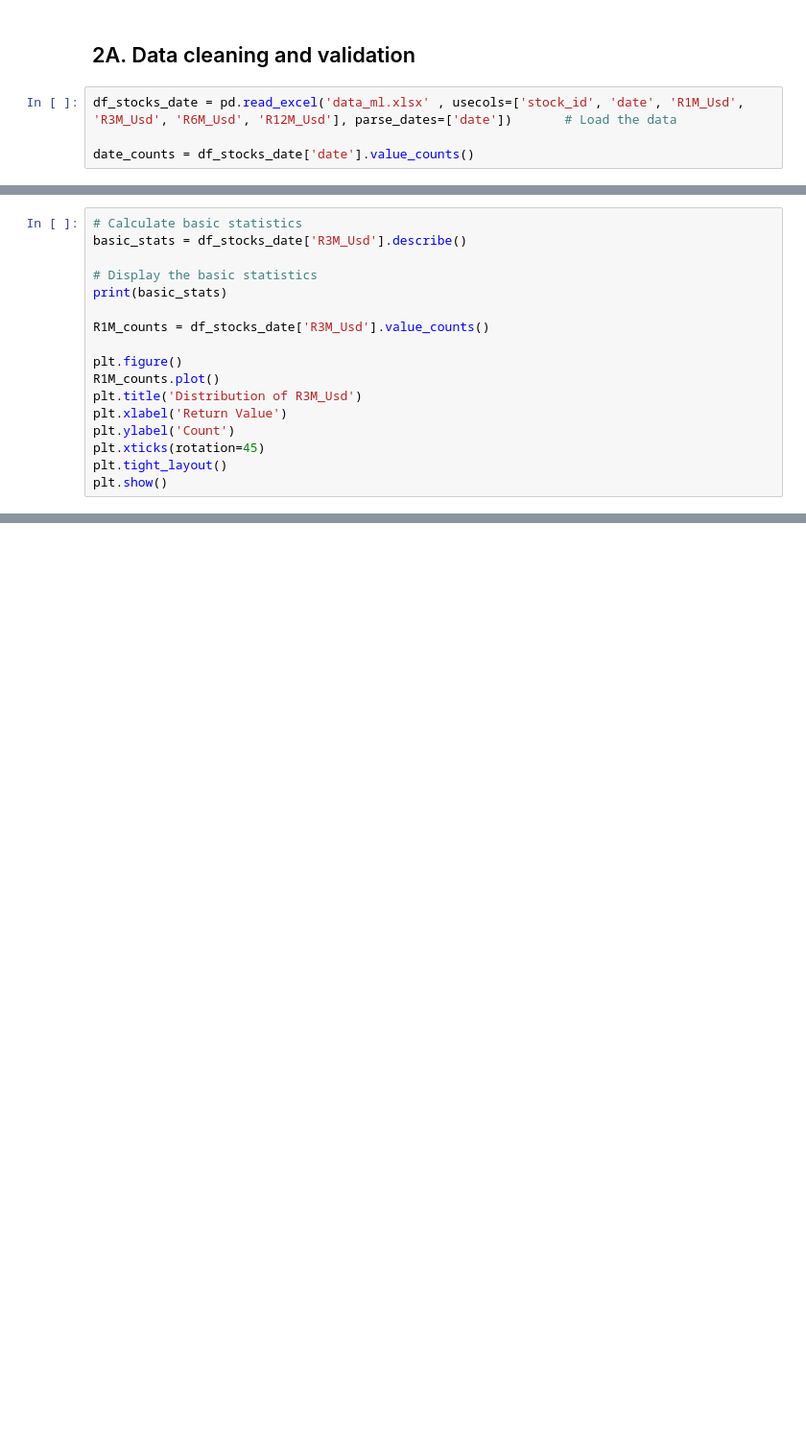
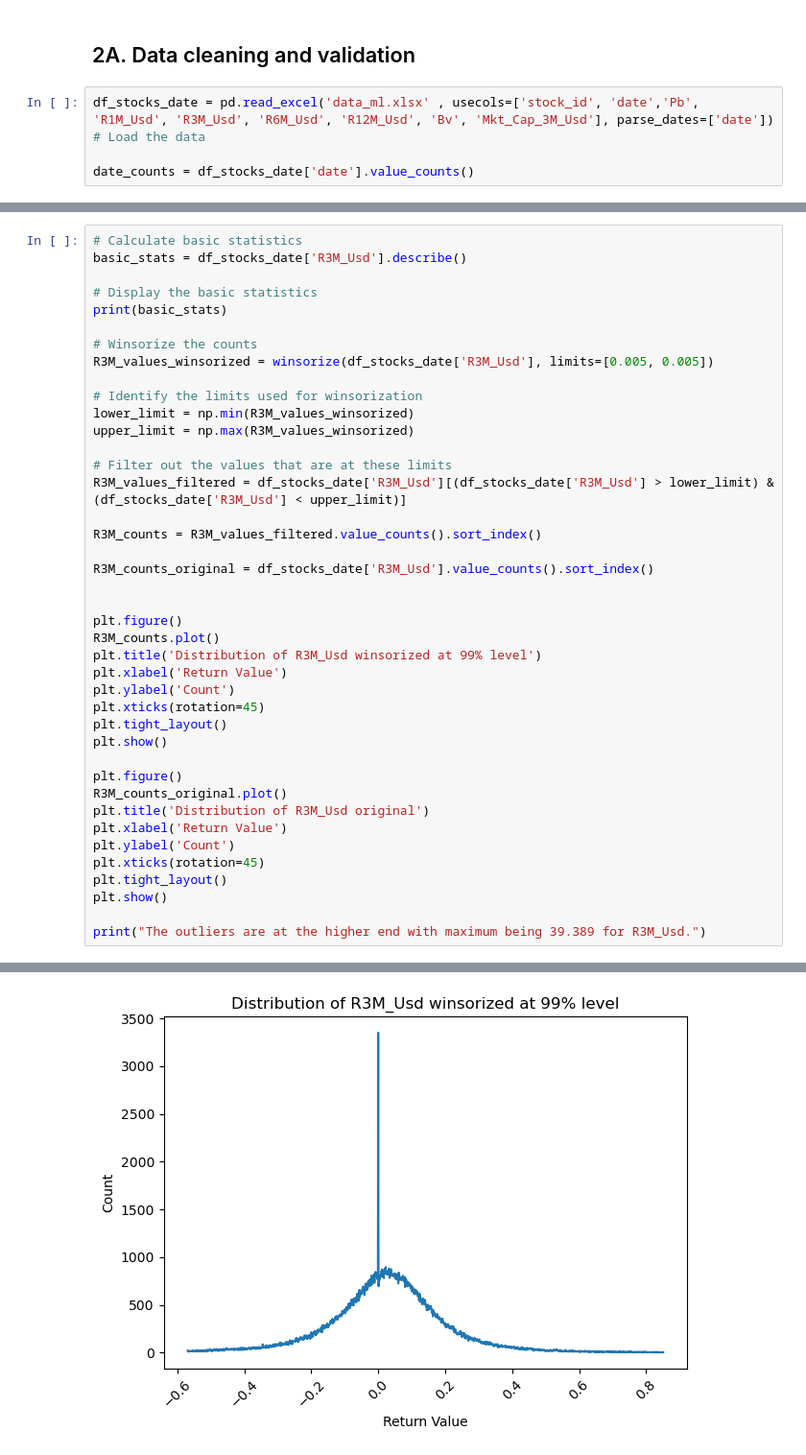
Before and after one commit to KiranReddy0808/FE5108-Portfolio-Theory-and-Investments, a Jupyter notebook: Assignment 3/Assignment3.ipynb, the cells around one changed output, grey strips where cells are left out. Shown at 96% size. Cells and saved outputs as stored; diff of their text form; blank space fills up the shorter version.

```diff
--- a/Assignment 3/Assignment3.ipynb
+++ b/Assignment 3/Assignment3.ipynb
@@ -148,7 +185,7 @@ df_momentum.set_index("Date", inplace=True)
 # %% [markdown]
 ## 2A. Data cleaning and validation
 # %%
-df_stocks_date = pd.read_excel('data_ml.xlsx' , usecols=['stock_id', 'date', 'R1M_Usd', 'R3M_Usd', 'R6M_Usd', 'R12M_Usd'], parse_dates=['date'])       # Load the data
+df_stocks_date = pd.read_excel('data_ml.xlsx' , usecols=['stock_id', 'date','Pb', 'R1M_Usd', 'R3M_Usd', 'R6M_Usd', 'R12M_Usd', 'Bv', 'Mkt_Cap_3M_Usd'], parse_dates=['date'])       # Load the data
 
 date_counts = df_stocks_date['date'].value_counts()
 # %%
@@ -202,13 +287,38 @@ basic_stats = df_stocks_date['R3M_Usd'].describe()
 # Display the basic statistics
 print(basic_stats)
 
-R1M_counts = df_stocks_date['R3M_Usd'].value_counts()
+# Winsorize the counts
+R3M_values_winsorized = winsorize(df_stocks_date['R3M_Usd'], limits=[0.005, 0.005])
+
+# Identify the limits used for winsorization
+lower_limit = np.min(R3M_values_winsorized)
+upper_limit = np.max(R3M_values_winsorized)
+
+# Filter out the values that are at these limits
+R3M_values_filtered = df_stocks_date['R3M_Usd'][(df_stocks_date['R3M_Usd'] > lower_limit) & (df_stocks_date['R3M_Usd'] < upper_limit)]
+
+R3M_counts = R3M_values_filtered.value_counts().sort_index()
+
+R3M_counts_original = df_stocks_date['R3M_Usd'].value_counts().sort_index()
+
 
 plt.figure()
-R1M_counts.plot()
-plt.title('Distribution of R3M_Usd')
+R3M_counts.plot()
+plt.title('Distribution of R3M_Usd winsorized at 99% level')
 plt.xlabel('Return Value')
 plt.ylabel('Count')
 plt.xticks(rotation=45)
 plt.tight_layout()
 plt.show()
+
+plt.figure()
+R3M_counts_original.plot()
+plt.title('Distribution of R3M_Usd original')
+plt.xlabel('Return Value')
+plt.ylabel('Count')
+plt.xticks(rotation=45)
+plt.tight_layout()
+plt.show()
+
+print("The outliers are at the higher end with maximum being 39.389 for R3M_Usd.")
+# %% [output]
@@ -214,0 +334 @@ plt.show()
+[figure, added]
```
Also changed, not shown: parts of 12 cells of this notebook, 1 other file.
